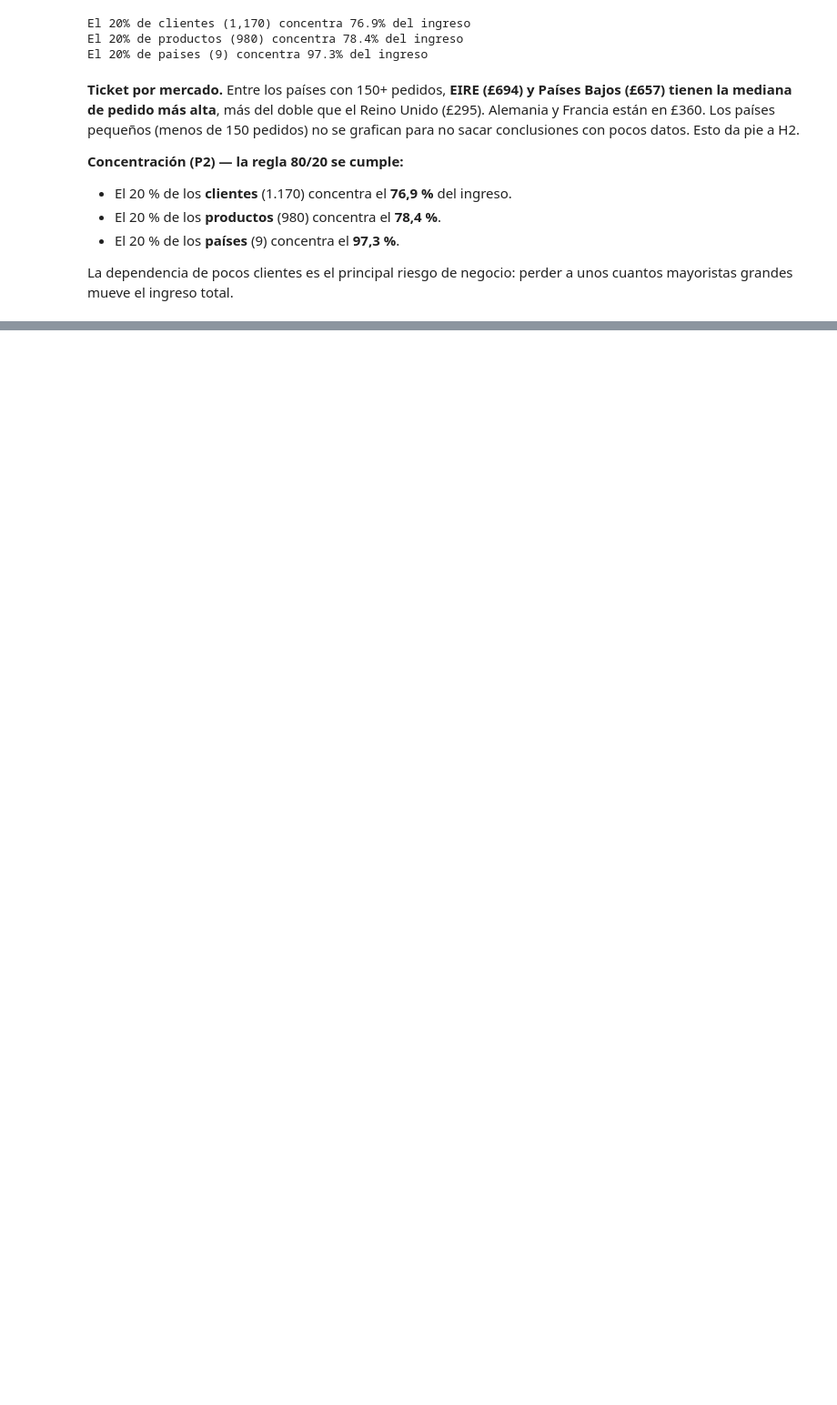
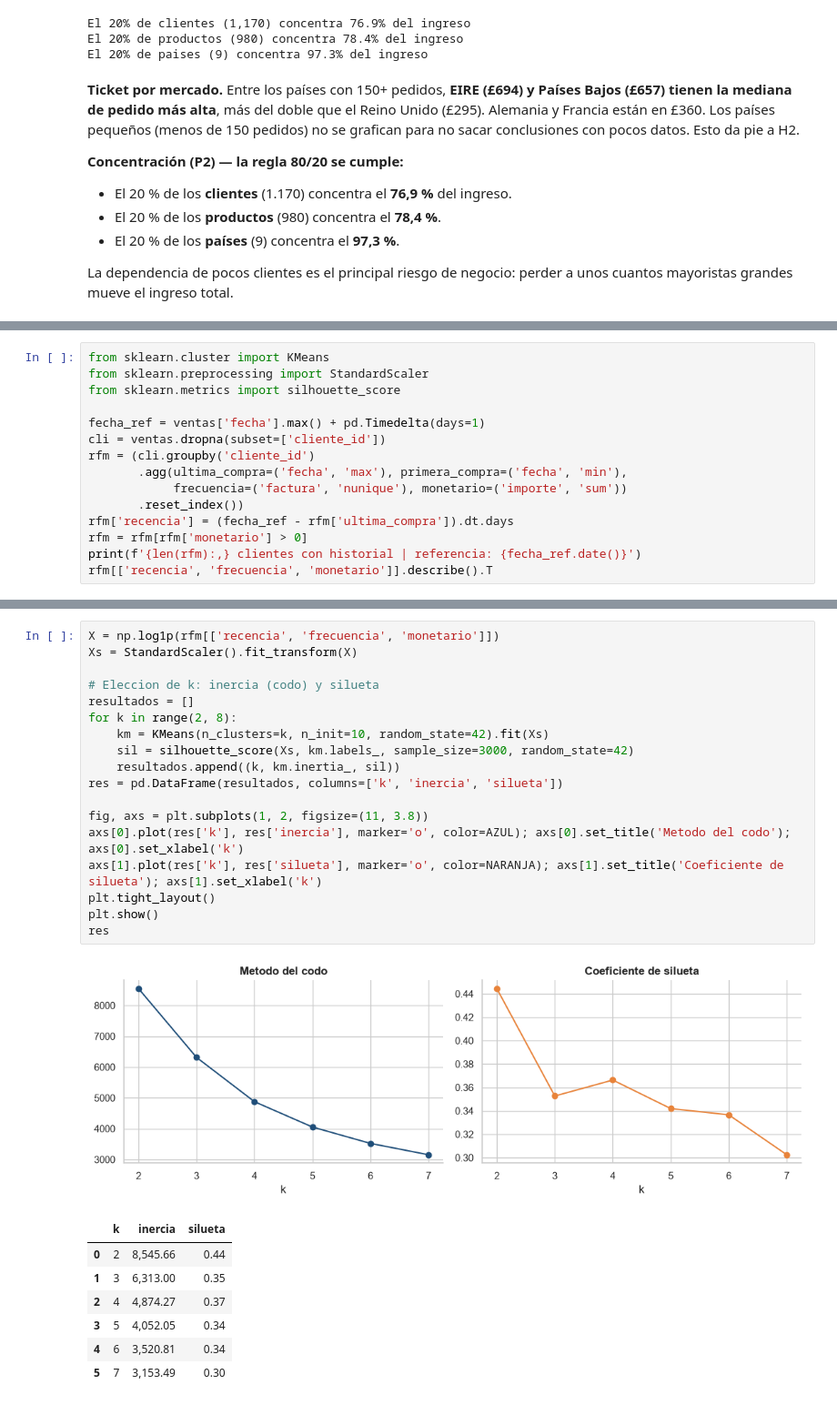
Before and after one commit to Xantyagoh/grupo3-bi-ecommerce, a Jupyter notebook: notebooks/03_eda.ipynb, the cells around one changed output, grey strips where cells are left out. Shown at 91% size. Saved outputs shown, nothing was run; the diff lists cells and outputs as text; blank space fills up the shorter version.

Commit message:
fase2: segmentacion RFM con KMeans y analisis de cohortes de retencion

```diff
--- a/notebooks/03_eda.ipynb
+++ b/notebooks/03_eda.ipynb
@@ -339,0 +346,15 @@ La dependencia de pocos clientes es el principal riesgo de negocio: perder a uno
+# %%
+from sklearn.cluster import KMeans
+from sklearn.preprocessing import StandardScaler
+from sklearn.metrics import silhouette_score
+
+fecha_ref = ventas['fecha'].max() + pd.Timedelta(days=1)
+cli = ventas.dropna(subset=['cliente_id'])
+rfm = (cli.groupby('cliente_id')
+       .agg(ultima_compra=('fecha', 'max'), primera_compra=('fecha', 'min'),
+            frecuencia=('factura', 'nunique'), monetario=('importe', 'sum'))
+       .reset_index())
+rfm['recencia'] = (fecha_ref - rfm['ultima_compra']).dt.days
+rfm = rfm[rfm['monetario'] > 0]
+print(f'{len(rfm):,} clientes con historial | referencia: {fecha_ref.date()}')
+rfm[['recencia', 'frecuencia', 'monetario']].describe().T
@@ -339,0 +367,27 @@ La dependencia de pocos clientes es el principal riesgo de negocio: perder a uno
+# %%
+X = np.log1p(rfm[['recencia', 'frecuencia', 'monetario']])
+Xs = StandardScaler().fit_transform(X)
+
+# Eleccion de k: inercia (codo) y silueta
+resultados = []
+for k in range(2, 8):
+    km = KMeans(n_clusters=k, n_init=10, random_state=42).fit(Xs)
+    sil = silhouette_score(Xs, km.labels_, sample_size=3000, random_state=42)
+    resultados.append((k, km.inertia_, sil))
+res = pd.DataFrame(resultados, columns=['k', 'inercia', 'silueta'])
+
+fig, axs = plt.subplots(1, 2, figsize=(11, 3.8))
+axs[0].plot(res['k'], res['inercia'], marker='o', color=AZUL); axs[0].set_title('Metodo del codo'); axs[0].set_xlabel('k')
+axs[1].plot(res['k'], res['silueta'], marker='o', color=NARANJA); axs[1].set_title('Coeficiente de silueta'); axs[1].set_xlabel('k')
+plt.tight_layout()
+plt.show()
+res
+# %% [output]
+[figure, added]
+|  | k | inercia | silueta |
+| 0 | 2 | 8,545.66 | 0.44 |
+| 1 | 3 | 6,313.00 | 0.35 |
+| 2 | 4 | 4,874.27 | 0.37 |
+| 3 | 5 | 4,052.05 | 0.34 |
+| 4 | 6 | 3,520.81 | 0.34 |
+| 5 | 7 | 3,153.49 | 0.30 |
```
Also changed, not shown: parts of 9 cells of this notebook, 3 other files.
